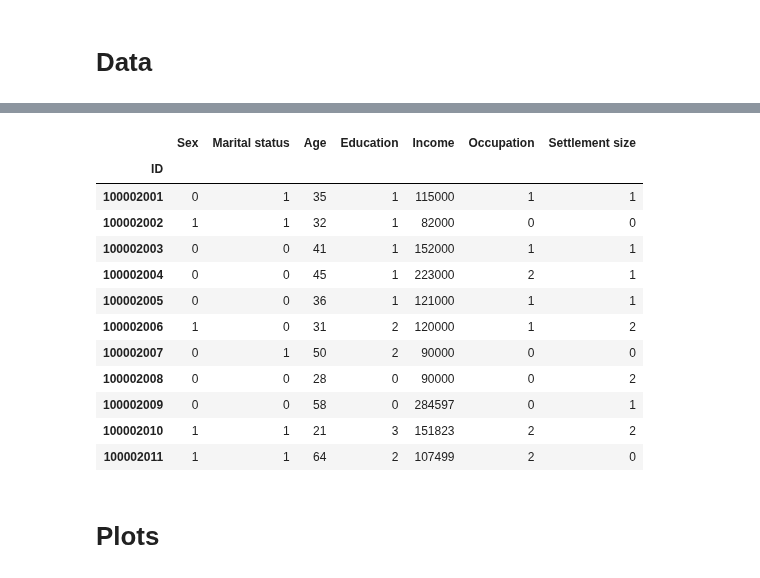
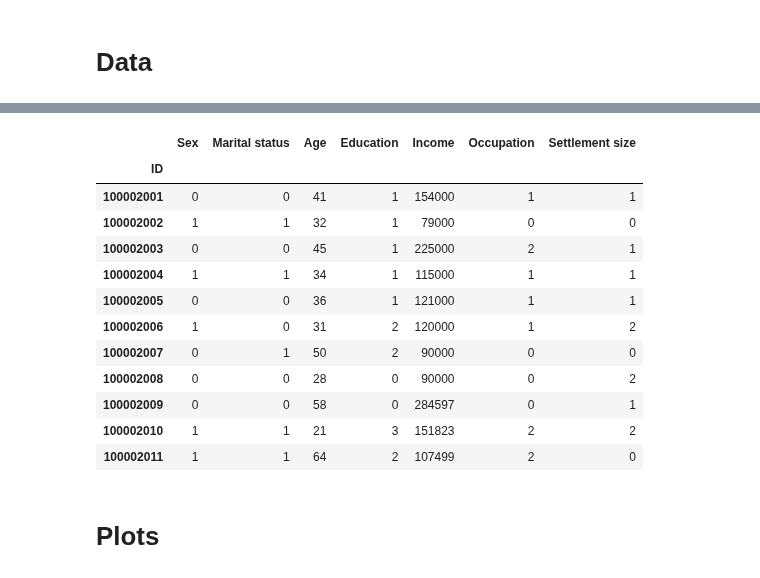
Before and after one commit to jamesdeluk/data-projects, a Jupyter notebook: Projects/customer-analysis/ca2-classification.ipynb, the cells around one changed output, grey strips where cells are left out. Cells and saved outputs as stored; diff of their text form; code cells hidden in the pictures.

```diff
--- a/Projects/customer-analysis/ca2-classification.ipynb
+++ b/Projects/customer-analysis/ca2-classification.ipynb
@@ -63,46 +60,46 @@ customers_features = ['Sex', 'Marital status', 'Age', 'Education', 'Income', 'Oc
 # %%
-df_new_customers = pd.DataFrame([ # hierarchical
-{'ID':100002001,'Sex':0,'Marital status':1,'Age':35,'Education':1,'Income':115000,'Occupation':1,'Settlement size':1}, # expect 1
-{'ID':100002002,'Sex':1,'Marital status':1,'Age':32,'Education':1,'Income':82000,'Occupation':0,'Settlement size':0}, # expect 2
-{'ID':100002003,'Sex':0,'Marital status':0,'Age':41,'Education':1,'Income':152000,'Occupation':1,'Settlement size':1}, # expect 3
-{'ID':100002004,'Sex':0,'Marital status':0,'Age':45,'Education':1,'Income':223000,'Occupation':2,'Settlement size':1}, # expect 4
+# df_new_customers = pd.DataFrame([ # hierarchical
+# {'ID':100002001,'Sex':0,'Marital status':1,'Age':35,'Education':1,'Income':115000,'Occupation':1,'Settlement size':1}, # expect 1
+# {'ID':100002002,'Sex':1,'Marital status':1,'Age':32,'Education':1,'Income':82000,'Occupation':0,'Settlement size':0}, # expect 2
+# {'ID':100002003,'Sex':0,'Marital status':0,'Age':41,'Education':1,'Income':152000,'Occupation':1,'Settlement size':1}, # expect 3
+# {'ID':100002004,'Sex':0,'Marital status':0,'Age':45,'Education':1,'Income':223000,'Occupation':2,'Settlement size':1}, # expect 4
+# {'ID':100002005,'Sex':0,'Marital status':0,'Age':36,'Education':1,'Income':121000,'Occupation':1,'Settlement size':1}, # dataset mean
+# {'ID':100002006,'Sex':1,'Marital status':0,'Age':31,'Education':2,'Income':120000,'Occupation':1,'Settlement size':2}, # young unmarried career-focussed woman
+# {'ID':100002007,'Sex':0,'Marital status':1,'Age':50,'Education':2,'Income':90000,'Occupation':0,'Settlement size':0}, # old married man with education but little career
+# {'ID':100002008,'Sex':0,'Marital status':0,'Age':28,'Education':0,'Income':90000,'Occupation':0,'Settlement size':2}, # young unmarried male with unsuccessful career in a big city
+# {'ID':100002009,'Sex':0,'Marital status':0,'Age':58,'Education':0,'Income':284597,'Occupation':0,'Settlement size':1}, # old unmarried man with little education and unknown occupation but huge income
+# {'ID':100002010,'Sex':1,'Marital status':1,'Age':21,'Education':3,'Income':151823,'Occupation':2,'Settlement size':2}, # young married very-well-educated woman in a good job in a big city with a decent income
+# {'ID':100002011,'Sex':1,'Marital status':1,'Age':64,'Education':2,'Income':107499,'Occupation':2,'Settlement size':0}, # old married education woman with a median-paid good job in a small city
+# ]).set_index('ID')
+
+df_new_customers = pd.DataFrame([ # k-prototypes
+{'ID':100002001,'Sex':0,'Marital status':0,'Age':41,'Education':1,'Income':154000,'Occupation':1,'Settlement size':1}, # expect 1
+{'ID':100002002,'Sex':1,'Marital status':1,'Age':32,'Education':1,'Income':79000,'Occupation':0,'Settlement size':0}, # expect 2
+{'ID':100002003,'Sex':0,'Marital status':0,'Age':45,'Education':1,'Income':225000,'Occupation':2,'Settlement size':1}, # expect 3
+{'ID':100002004,'Sex':1,'Marital status':1,'Age':34,'Education':1,'Income':115000,'Occupation':1,'Settlement size':1}, # expect 4
 {'ID':100002005,'Sex':0,'Marital status':0,'Age':36,'Education':1,'Income':121000,'Occupation':1,'Settlement size':1}, # dataset mean
 {'ID':100002006,'Sex':1,'Marital status':0,'Age':31,'Education':2,'Income':120000,'Occupation':1,'Settlement size':2}, # young unmarried career-focussed woman
 {'ID':100002007,'Sex':0,'Marital status':1,'Age':50,'Education':2,'Income':90000,'Occupation':0,'Settlement size':0}, # old married man with education but little career
-{'ID':100002008,'Sex':0,'Marital status':0,'Age':28,'Education':0,'Income':90000,'Occupation':0,'Settlement size':2}, # young unmarried male with unsuccessful career in a big city
+{'ID':100002008,'Sex':0,'Marital status':0,'Age':28,'Education':0,'Income':90000,'Occupation':0,'Settlement size':2}, # young unmarried man with unsuccessful career in a big city
 {'ID':100002009,'Sex':0,'Marital status':0,'Age':58,'Education':0,'Income':284597,'Occupation':0,'Settlement size':1}, # old unmarried man with little education and unknown occupation but huge income
 {'ID':100002010,'Sex':1,'Marital status':1,'Age':21,'Education':3,'Income':151823,'Occupation':2,'Settlement size':2}, # young married very-well-educated woman in a good job in a big city with a decent income
 {'ID':100002011,'Sex':1,'Marital status':1,'Age':64,'Education':2,'Income':107499,'Occupation':2,'Settlement size':0}, # old married education woman with a median-paid good job in a small city
 ]).set_index('ID')
-
-# df_new_customers = pd.DataFrame([ # k-prototypes
-# {'ID':100002001,'Sex':0,'Marital status':0,'Age':41,'Education':1,'Income':154000,'Occupation':1,'Settlement size':1}, # expect 1
-# {'ID':100002002,'Sex':1,'Marital status':1,'Age':32,'Education':1,'Income':79000,'Occupation':0,'Settlement size':0}, # expect 2
-# {'ID':100002003,'Sex':0,'Marital status':0,'Age':45,'Education':1,'Income':225000,'Occupation':2,'Settlement size':1}, # expect 3
-# {'ID':100002004,'Sex':1,'Marital status':1,'Age':34,'Education':1,'Income':115000,'Occupation':1,'Settlement size':1}, # expect 4
-# {'ID':100002005,'Sex':0,'Marital status':0,'Age':36,'Education':1,'Income':121000,'Occupation':1,'Settlement size':1}, # dataset mean
-# {'ID':100002006,'Sex':1,'Marital status':0,'Age':31,'Education':2,'Income':120000,'Occupation':1,'Settlement size':2}, # young unmarried career-focussed woman
-# {'ID':100002007,'Sex':0,'Marital status':1,'Age':50,'Education':2,'Income':90000,'Occupation':0,'Settlement size':0}, # old married man with education but little career
-# {'ID':100002008,'Sex':0,'Marital status':0,'Age':28,'Education':0,'Income':90000,'Occupation':0,'Settlement size':2}, # young unmarried man with unsuccessful career in a big city
-# {'ID':100002009,'Sex':0,'Marital status':0,'Age':58,'Education':0,'Income':284597,'Occupation':0,'Settlement size':1}, # old unmarried man with little education and unknown occupation but huge income
-# {'ID':100002010,'Sex':1,'Marital status':1,'Age':21,'Education':3,'Income':151823,'Occupation':2,'Settlement size':2}, # young married very-well-educated woman in a good job in a big city with a decent income
-# {'ID':100002011,'Sex':1,'Marital status':1,'Age':64,'Education':2,'Income':107499,'Occupation':2,'Settlement size':0}, # old married education woman with a median-paid good job in a small city
-# ]).set_index('ID')
 
 # {'ID':100002009,'Sex':random.randint(0,1),'Marital status':random.randint(0,1),'Age':random.randint(18,70),'Education':random.randint(0,3),'Income':random.randint(30000,300000),'Occupation':random.randint(0,2),'Settlement size':random.randint(0,2)}, # random
 
 # {'ID':100002009,'Sex':0,'Marital status':0,'Age':58,'Education':0,'Income':284597,'Occupation':0,'Settlement size':1}, # old unmarried man with little education and unknown occupation but huge income
 # {'ID':100002010,'Sex':1,'Marital status':1,'Age':21,'Education':3,'Income':151823,'Occupation':2,'Settlement size':2}, # young married very-well-educated woman in a good job in a big city with a decent income
 # {'ID':100002011,'Sex':1,'Marital status':1,'Age':64,'Education':2,'Income':107499,'Occupation':2,'Settlement size':0}, # old married education woman with a median-paid good job in a small city
 
 df_new_customers
 # %% [output]
 |  | Sex | Marital status | Age | Education | Income | Occupation | Settlement size |
 | ID |  |  |  |  |  |  |  |
-| 100002001 | 0 | 1 | 35 | 1 | 115000 | 1 | 1 |
-| 100002002 | 1 | 1 | 32 | 1 | 82000 | 0 | 0 |
-| 100002003 | 0 | 0 | 41 | 1 | 152000 | 1 | 1 |
-| 100002004 | 0 | 0 | 45 | 1 | 223000 | 2 | 1 |
+| 100002001 | 0 | 0 | 41 | 1 | 154000 | 1 | 1 |
+| 100002002 | 1 | 1 | 32 | 1 | 79000 | 0 | 0 |
+| 100002003 | 0 | 0 | 45 | 1 | 225000 | 2 | 1 |
+| 100002004 | 1 | 1 | 34 | 1 | 115000 | 1 | 1 |
 | 100002005 | 0 | 0 | 36 | 1 | 121000 | 1 | 1 |
 | 100002006 | 1 | 0 | 31 | 2 | 120000 | 1 | 2 |
 | 100002007 | 0 | 1 | 50 | 2 | 90000 | 0 | 0 |
```
Also changed, not shown: parts of 30 cells of this notebook.
